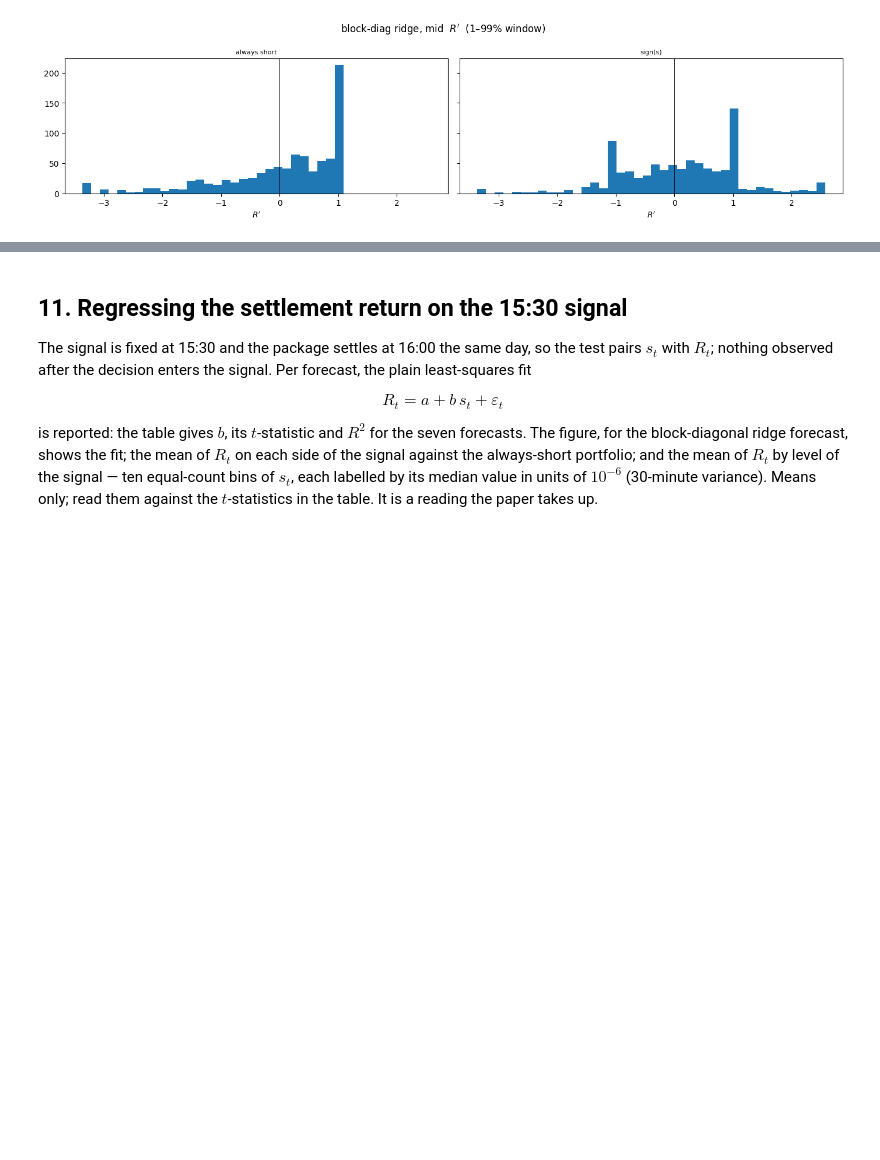
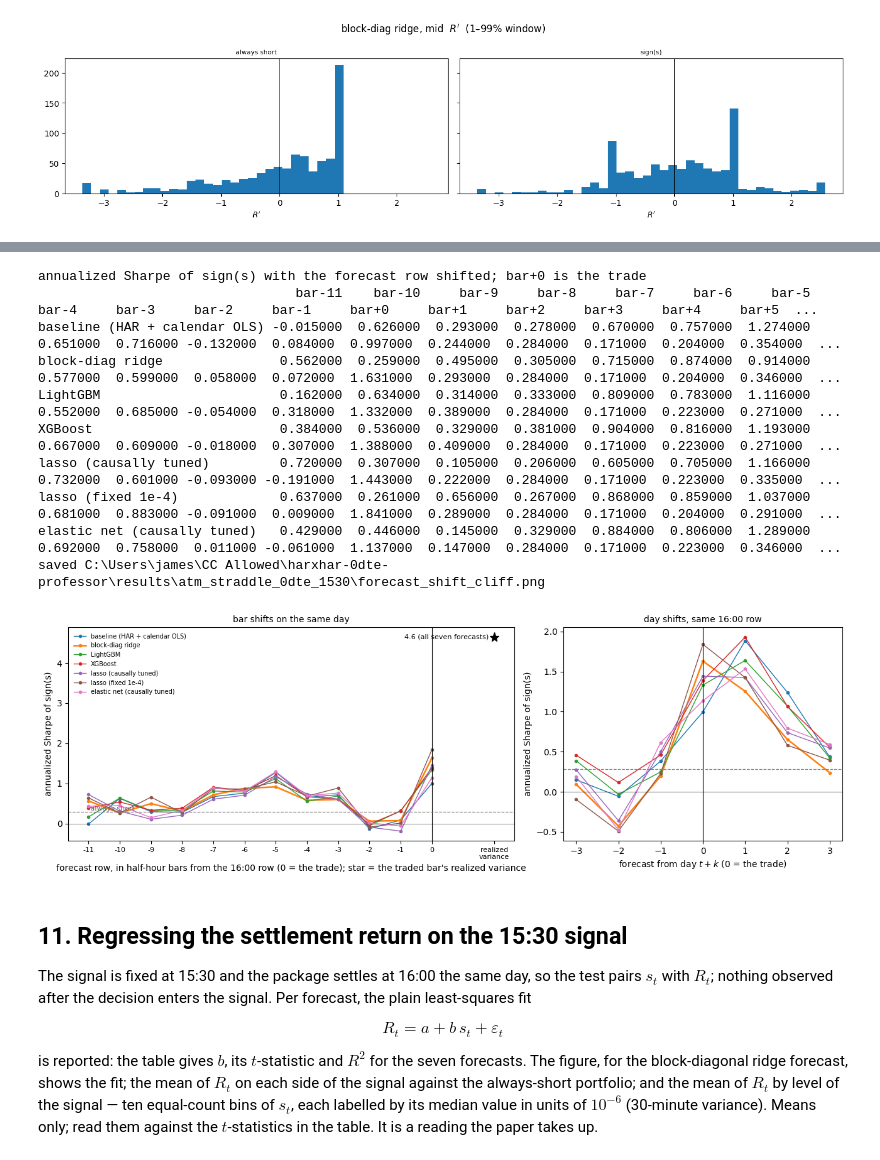
Before and after one commit to jamesdchen/harxhar-clean, a Jupyter notebook: notebooks/atm_straddle_rv_iv.ipynb, the cells around one changed output, grey strips where cells are left out. Saved outputs shown, nothing was run; the diff lists cells and outputs as text; code cells hidden in the pictures; blank space fills up the shorter version.

```diff
--- a/notebooks/atm_straddle_rv_iv.ipynb
+++ b/notebooks/atm_straddle_rv_iv.ipynb
@@ -793,3 +816,81 @@ saved C:\Users\james\CC Allowed\harxhar-0dte-professor\results\atm_straddle_0dte
+# %%
+# rescore sign(s) with the forecast row shifted in time; everything else unchanged
+BAR_SHIFTS = list(range(-11, 9))   # -11 = the 10:30 row ... 0 = the 16:00 row (the trade) ... +8 = the 20:00 row
+DAY_SHIFTS = list(range(-3, 4))
+
+
+def sharpe_ann(x):
+    x = pd.Series(x).dropna()
+    return float(x.mean() / x.std(ddof=1) * np.sqrt(252.0))
+
+
+def shifted_sharpes(tag):
+    pan = asl.load_yhat_panel(YHATS[tag])
+    pan["mins"] = pan["et"].dt.hour * 60 + pan["et"].dt.minute
+    d = books[tag].loc[common, ["R", "iv_var"]]
+    out = {}
+    for k in BAR_SHIFTS:
+        sel = pan[pan["mins"] == 16 * 60 + 30 * k].drop_duplicates("date").set_index("date")["rv_hat"]
+        f = d.join(sel.rename("f"), how="left")["f"]
+        out[f"bar{k:+d}"] = sharpe_ann(np.sign(f - d["iv_var"]).replace(0, -1.0) * d["R"]) if f.notna().mean() > 0.95 else np.nan
+    p16 = pan[pan["mins"] == 16 * 60].drop_duplicates("date").set_index("date").sort_index()
+    for k in DAY_SHIFTS:
+        f = d.join(p16["rv_hat"].shift(-k).rename("f"), how="left")["f"]
+        out[f"day{k:+d}"] = sharpe_ann(np.sign(f - d["iv_var"]).replace(0, -1.0) * d["R"])
+    f = d.join(p16["rv_raw"].rename("f"), how="left")["f"]
+    out["realized"] = sharpe_ann(np.sign(f - d["iv_var"]).replace(0, -1.0) * d["R"])
+    return out
+
+
+with ThreadPoolExecutor(max_workers=len(MODEL_ORDER)) as pool:
+    futs = {tag: pool.submit(shifted_sharpes, tag) for tag in MODEL_ORDER}
+    shift_tab = pd.DataFrame({LABEL[tag]: futs[tag].result() for tag in MODEL_ORDER}).T
+for tag in MODEL_ORDER:
+    assert abs(shift_tab.loc[LABEL[tag], "bar+0"] - rule_tabs[tag].loc["sign(s)", "Sharpe_ann"]) < 1e-9, tag
+sharpe_as = float(rule_tabs["blk2"].loc["always short", "Sharpe_ann"])
+print("annualized Sharpe of sign(s) with the forecast row shifted; bar+0 is the trade")
+print(shift_tab.round(3).to_string())
+shift_tab.to_csv(OUT / "forecast_shift_cliff.csv")
+
+fig, axes = plt.subplots(1, 2, figsize=(13, 4.4), gridspec_kw={"width_ratios": [1.6, 1]})
+bars = [k for k in BAR_SHIFTS if k <= 0]
+for tag in MODEL_ORDER:
+    lw = 1.8 if tag == "blk2" else 1.0
+    axes[0].plot(bars, [shift_tab.loc[LABEL[tag], f"bar{k:+d}"] for k in bars], marker="o", ms=3, lw=lw, label=LABEL[tag])
+    axes[1].plot(DAY_SHIFTS, [shift_tab.loc[LABEL[tag], f"day{k:+d}"] for k in DAY_SHIFTS], marker="o", ms=3, lw=lw)
+for ax in axes:
+    ax.axvline(0.0, color="k", lw=0.8)
+    ax.axhline(sharpe_as, color="0.5", lw=0.9, ls="--")
+    ax.axhline(0.0, color="k", lw=0.4)
+    ax.set_ylabel("annualized Sharpe of sign(s)")
+pf = float(shift_tab["realized"].mean())
+axes[0].plot([2.0], [pf], marker="*", ms=11, lw=0, color="k")
+axes[0].annotate(f"{pf:.1f} (all seven forecasts)", (2.0, pf), xytext=(-6, 0), textcoords="offset points", ha="right", va="center", fontsize=8)
+axes[0].set_xticks(bars + [2.0])
+axes[0].set_xticklabels([str(k) for k in bars] + ["realized\nvariance"], fontsize=8)
+axes[0].set_xlabel("forecast row, in half-hour bars from the 16:00 row (0 = the trade); star = the traded bar's realized variance")
+axes[0].set_title("bar shifts on the same day", fontsize=10)
+axes[0].text(-11, sharpe_as, " always short", fontsize=8, color="0.4", va="bottom")
+axes[0].legend(fontsize=7, loc="upper left", frameon=False)
+axes[1].set_xlabel("forecast from day $t+k$ (0 = the trade)")
+axes[1].set_title("day shifts, same 16:00 row", fontsize=10)
+fig.tight_layout()
+fig.savefig(OUT / "forecast_shift_cliff.png", dpi=120, bbox_inches="tight")
+print("saved", OUT / "forecast_shift_cliff.png")
+display(fig)
+plt.close(fig)
+# %% [output]
+annualized Sharpe of sign(s) with the forecast row shifted; bar+0 is the trade
+                                 bar-11    bar-10     bar-9     bar-8     bar-7     bar-6     bar-5     bar-4     bar-3     bar-2     bar-1     bar+0     bar+1     bar+2     bar+3     bar+4     bar+5  ...
+baseline (HAR + calendar OLS) -0.015000  0.626000  0.293000  0.278000  0.670000  0.757000  1.274000  0.651000  0.716000 -0.132000  0.084000  0.997000  0.244000  0.284000  0.171000  0.204000  0.354000  ...
+block-diag ridge               0.562000  0.259000  0.495000  0.305000  0.715000  0.874000  0.914000  0.577000  0.599000  0.058000  0.072000  1.631000  0.293000  0.284000  0.171000  0.204000  0.346000  ...
+LightGBM                       0.162000  0.634000  0.314000  0.333000  0.809000  0.783000  1.116000  0.552000  0.685000 -0.054000  0.318000  1.332000  0.389000  0.284000  0.171000  0.223000  0.271000  ...
+XGBoost                        0.384000  0.536000  0.329000  0.381000  0.904000  0.816000  1.193000  0.667000  0.609000 -0.018000  0.307000  1.388000  0.409000  0.284000  0.171000  0.223000  0.271000  ...
+lasso (causally tuned)         0.720000  0.307000  0.105000  0.206000  0.605000  0.705000  1.166000  0.732000  0.601000 -0.093000 -0.191000  1.443000  0.222000  0.284000  0.171000  0.223000  0.335000  ...
+lasso (fixed 1e-4)             0.637000  0.261000  0.656000  0.267000  0.868000  0.859000  1.037000  0.681000  0.883000 -0.091000  0.009000  1.841000  0.289000  0.284000  0.171000  0.204000  0.291000  ...
+elastic net (causally tuned)   0.429000  0.446000  0.145000  0.329000  0.884000  0.806000  1.289000  0.692000  0.758000  0.011000 -0.061000  1.137000  0.147000  0.284000  0.171000  0.223000  0.346000  ...
+saved C:\Users\james\CC Allowed\harxhar-0dte-professor\results\atm_straddle_0dte_1530\forecast_shift_cliff.png
+[figure, added]
 # %% [markdown]
 ## 11. Regressing the settlement return on the 15:30 signal
 
```
Also changed, not shown: parts of 1 cell of this notebook, 3 other files.
